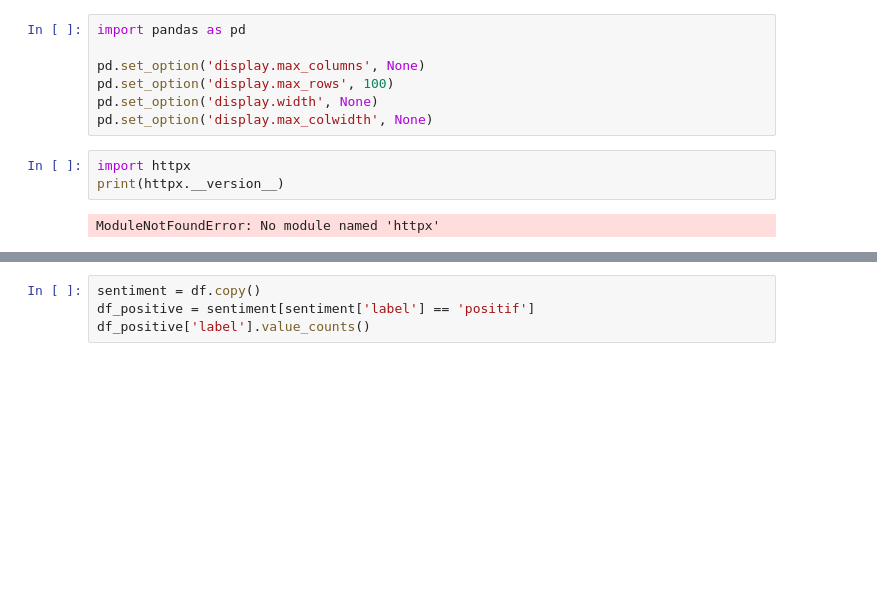
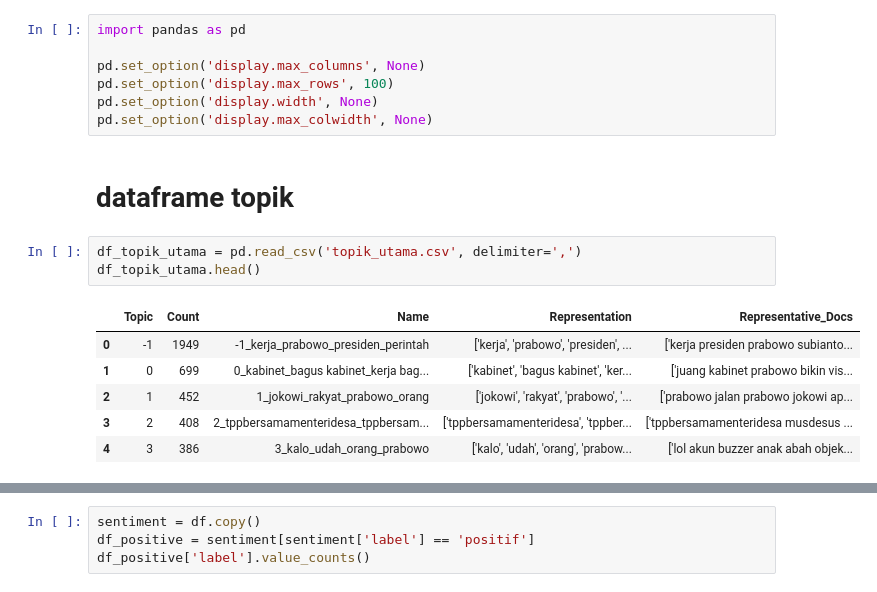
Before and after one commit to amongnikol/analisis_sentimen_prabowo, a Jupyter notebook: tren_topik.ipynb, the cells around one changed output, grey strips where cells are left out. Saved outputs shown, nothing was run; the diff lists cells and outputs as text; blank space fills up the shorter version.

```diff
--- a/tren_topik.ipynb
+++ b/tren_topik.ipynb
@@ -42,8 +42,15 @@ pd.set_option('display.max_columns', None)
 pd.set_option('display.max_rows', 100)
 pd.set_option('display.width', None)
 pd.set_option('display.max_colwidth', None)
-# %%
-import httpx
-print(httpx.__version__)
-# %% [output]
-ModuleNotFoundError: No module named 'httpx'
+# %% [markdown]
+# dataframe topik
+# %%
+df_topik_utama = pd.read_csv('topik_utama.csv', delimiter=',')
+df_topik_utama.head()
+# %% [output]
+|  | Topic | Count | Name | Representation | Representative_Docs |
+| 0 | -1 | 1949 | -1_kerja_prabowo_presiden_perintah | ['kerja', 'prabowo', 'presiden', ... | ['kerja presiden prabowo subianto... |
+| 1 | 0 | 699 | 0_kabinet_bagus kabinet_kerja bag... | ['kabinet', 'bagus kabinet', 'ker... | ['juang kabinet prabowo bikin vis... |
+| 2 | 1 | 452 | 1_jokowi_rakyat_prabowo_orang | ['jokowi', 'rakyat', 'prabowo', '... | ['prabowo jalan prabowo jokowi ap... |
+| 3 | 2 | 408 | 2_tppbersamamenteridesa_tppbersam... | ['tppbersamamenteridesa', 'tppber... | ['tppbersamamenteridesa musdesus ... |
+| 4 | 3 | 386 | 3_kalo_udah_orang_prabowo | ['kalo', 'udah', 'orang', 'prabow... | ['lol akun buzzer anak abah objek... |
```
Also changed, not shown: parts of 21 cells of this notebook, 4 other files.
